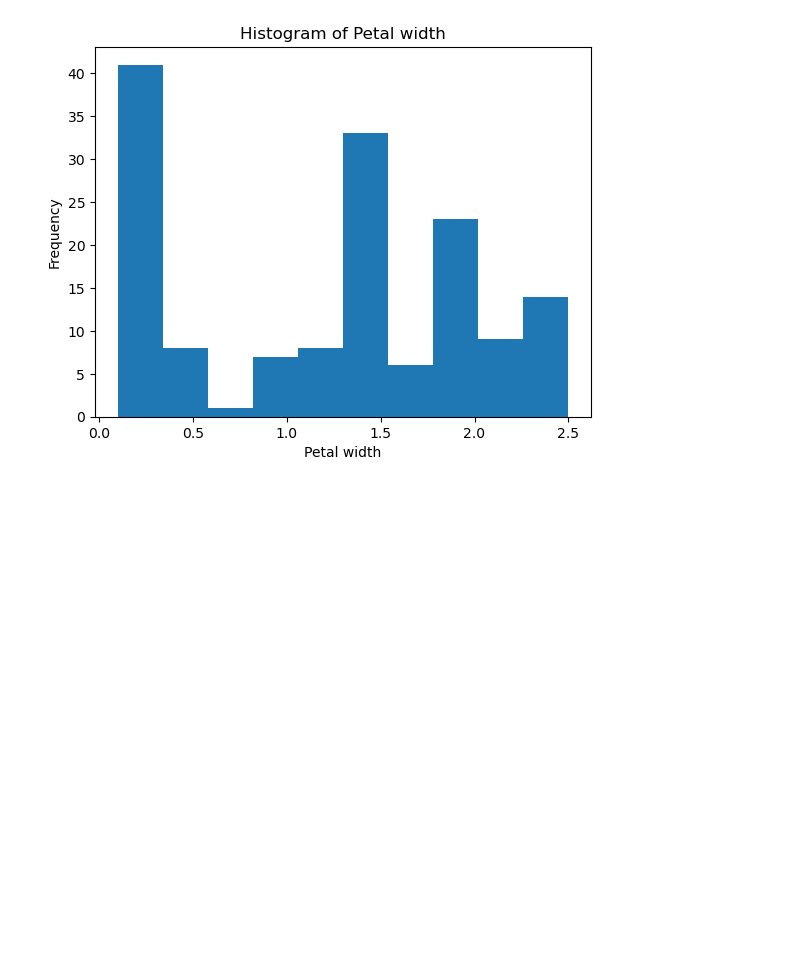
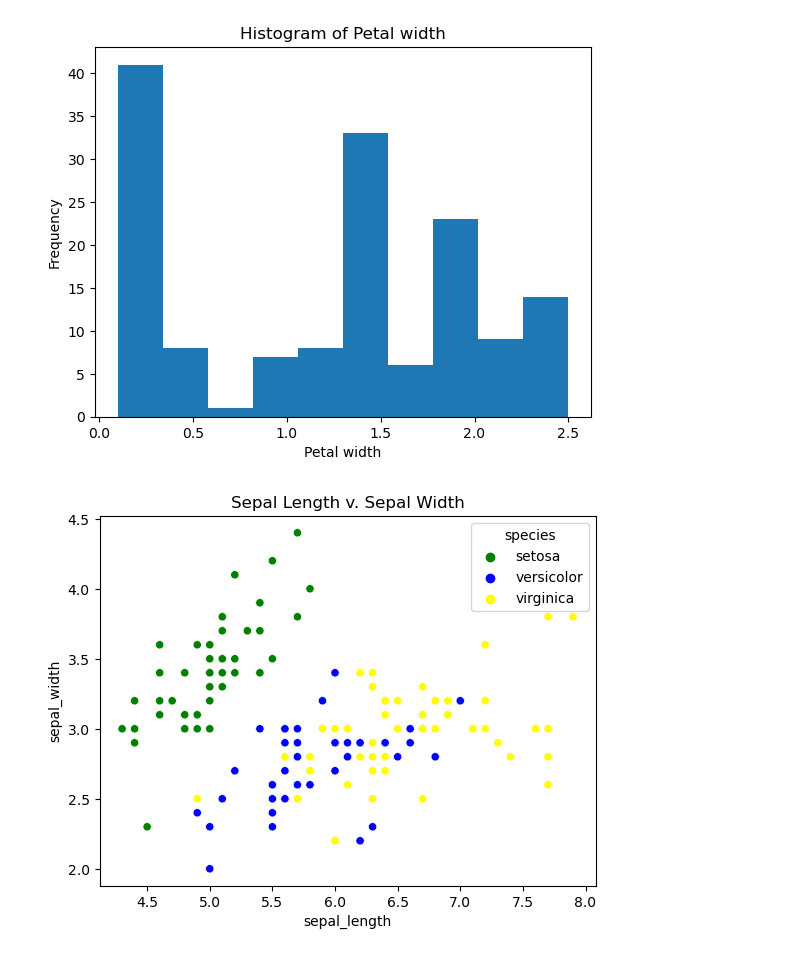
Before and after one commit to dectan/FUNDAMENTALS-OF-DATA-ANALYSIS, a Jupyter notebook: project.ipynb, the cells around one changed output. Saved outputs shown, nothing was run; the diff lists cells and outputs as text; code cells hidden in the pictures; blank space fills up the shorter version.

Commit message:
added 4 scatter plots to project file.

```diff
--- a/project.ipynb
+++ b/project.ipynb
@@ -105,3 +105,12 @@ plt.title('Histogram of Petal width')
 plt.show()
 # %% [output]
 [figure]
+# %%
+
+sns.scatterplot(x='sepal_length', y='sepal_width', data=df, hue = "species",palette = ["green","blue","yellow"])
+plt.title('Sepal Length v. Sepal Width')
+plt.xlabel('sepal_length')
+plt.ylabel('sepal_width')
+plt.show()
+# %% [output]
+[figure, added]
```
Also changed, not shown: parts of 6 cells of this notebook, 2 other files.
